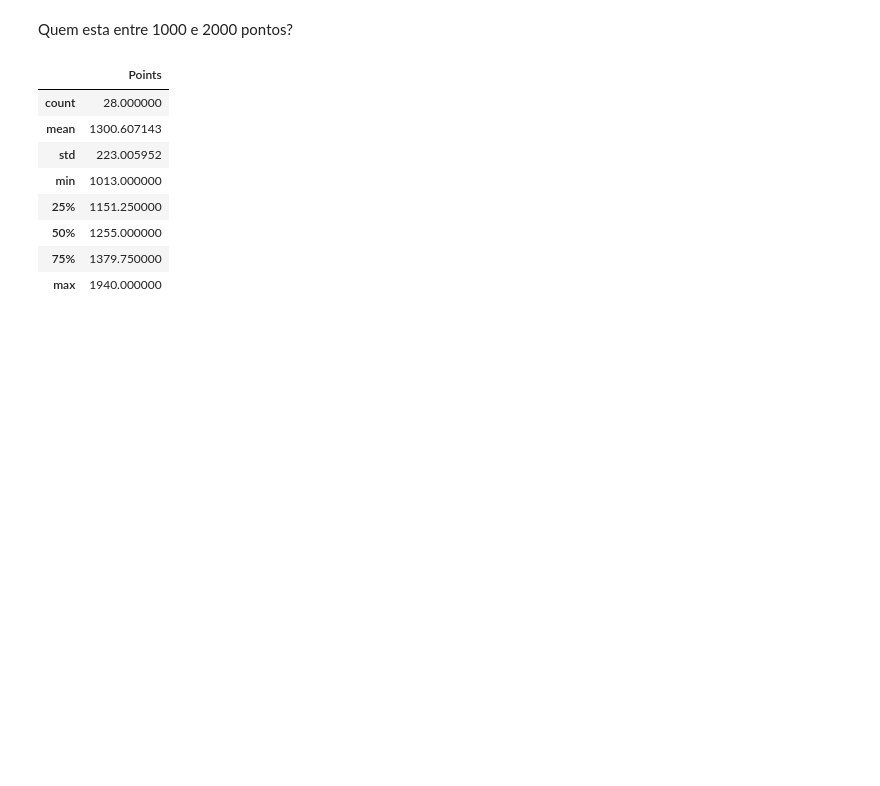
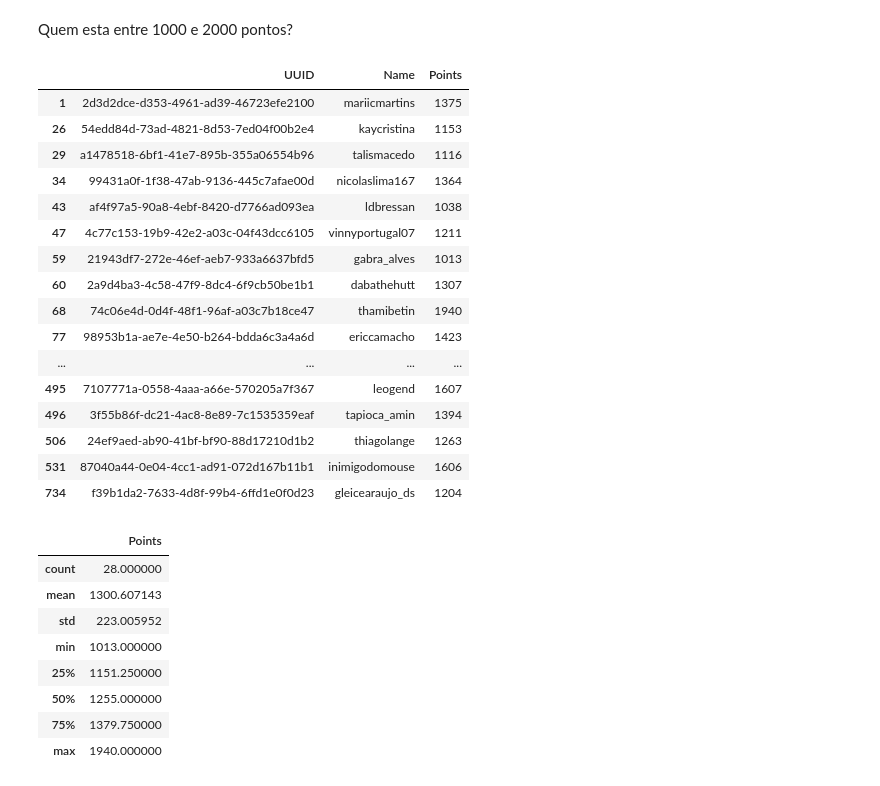
Before and after one commit to thiago-laza/pandas, a Jupyter notebook: dia02/import_csv.ipynb, the cells around one changed output. Drawn from its saved outputs; the diff is of its cells as text; code cells hidden in the pictures; blank space fills up the shorter version.

```diff
--- a/dia02/import_csv.ipynb
+++ b/dia02/import_csv.ipynb
@@ -93,4 +95,25 @@ df_maior
 'marxzera'
 # %% [markdown]
 Quem esta entre 1000 e 2000 pontos?
+# %%
+condicao = (df_customers['Points'] > 1000) & (df_customers['Points'] < 2000)
+df_customers[condicao]
+# %% [output]
+|  | UUID | Name | Points |
+| 1 | 2d3d2dce-d353-4961-ad39-46723efe2100 | mariicmartins | 1375 |
+| 26 | 54edd84d-73ad-4821-8d53-7ed04f00b2e4 | kaycristina | 1153 |
+| 29 | a1478518-6bf1-41e7-895b-355a06554b96 | talismacedo | 1116 |
+| 34 | 99431a0f-1f38-47ab-9136-445c7afae00d | nicolaslima167 | 1364 |
+| 43 | af4f97a5-90a8-4ebf-8420-d7766ad093ea | ldbressan | 1038 |
+| 47 | 4c77c153-19b9-42e2-a03c-04f43dcc6105 | vinnyportugal07 | 1211 |
+| 59 | 21943df7-272e-46ef-aeb7-933a6637bfd5 | gabra_alves | 1013 |
+| 60 | 2a9d4ba3-4c58-47f9-8dc4-6f9cb50be1b1 | dabathehutt | 1307 |
+| 68 | 74c06e4d-0d4f-48f1-96af-a03c7b18ce47 | thamibetin | 1940 |
+| 77 | 98953b1a-ae7e-4e50-b264-bdda6c3a4a6d | ericcamacho | 1423 |
+| ... | ... | ... | ... |
+| 495 | 7107771a-0558-4aaa-a66e-570205a7f367 | leogend | 1607 |
+| 496 | 3f55b86f-dc21-4ac8-8e89-7c1535359eaf | tapioca_amin | 1394 |
+| 506 | 24ef9aed-ab90-41bf-bf90-88d17210d1b2 | thiagolange | 1263 |
+| 531 | 87040a44-0e04-4cc1-ad91-072d167b11b1 | inimigodomouse | 1606 |
+| 734 | f39b1da2-7633-4d8f-99b4-6ffd1e0f0d23 | gleicearaujo_ds | 1204 |
 # %%
```
Also changed, not shown: parts of 12 cells of this notebook, 3 other files.
